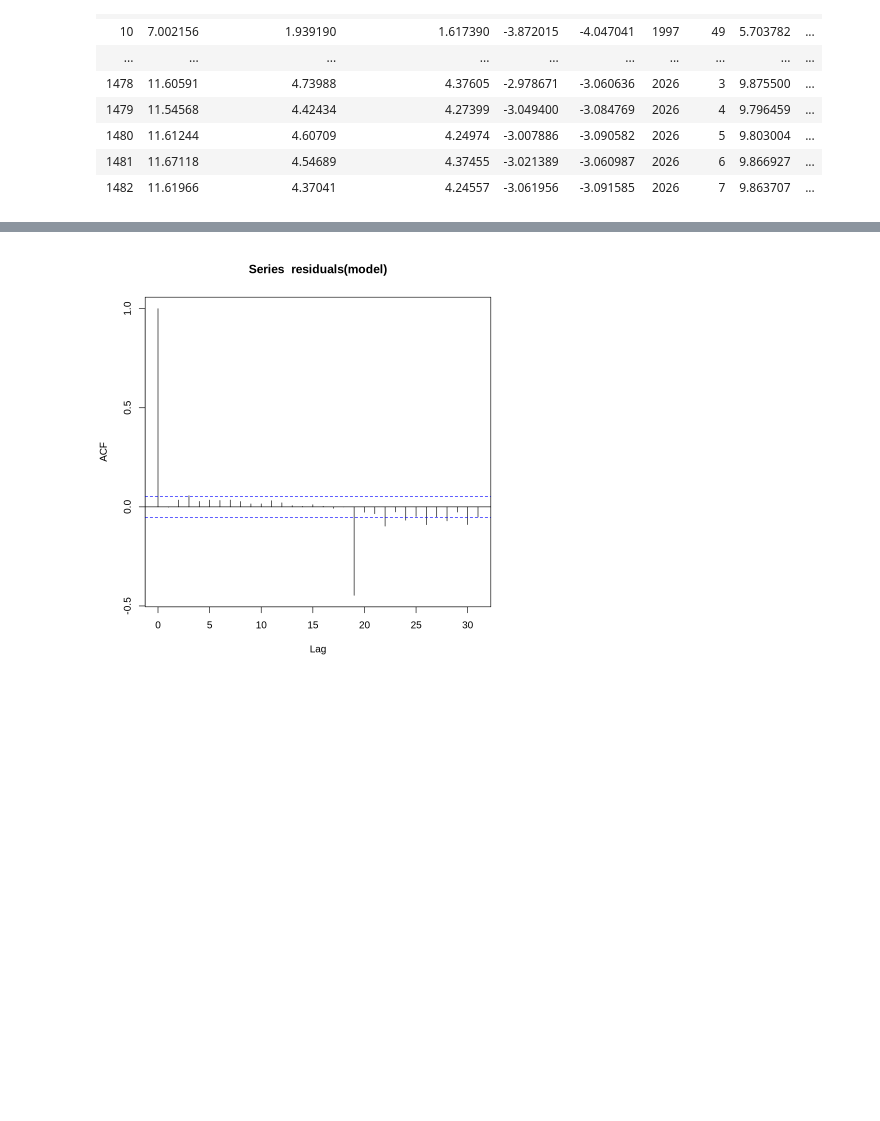
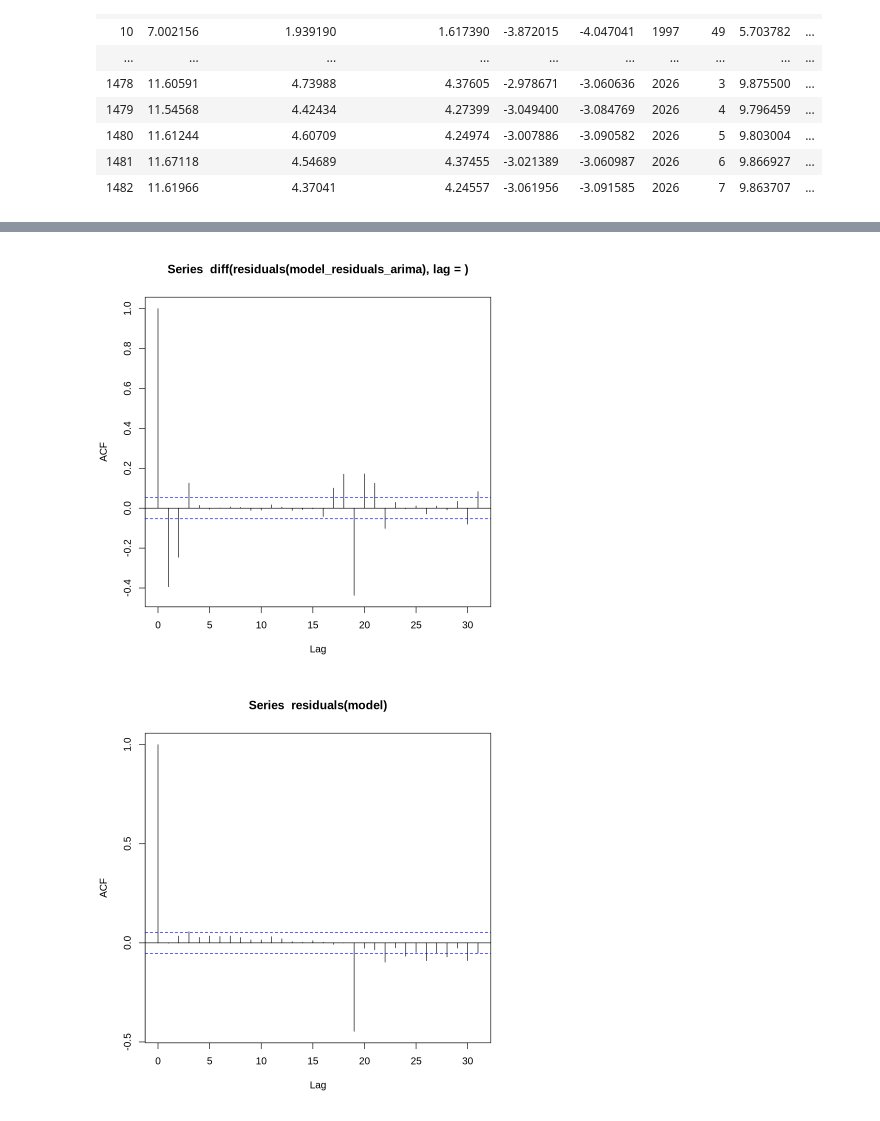
Before and after one commit to Zentannen/stat443-project, a Jupyter notebook: arima_forcast.ipynb, the cells around one changed output, grey strips where cells are left out. Cells and saved outputs as stored; diff of their text form; code cells hidden in the pictures; blank space fills up the shorter version.

```diff
--- a/arima_forcast.ipynb
+++ b/arima_forcast.ipynb
@@ -262,9 +262,10 @@ method                1  -none- character
 # %%
 # write a model that first does arima with with following paramters and then does arima on the residuals. so that i can caputure the nature of the data better!
 model <- Arima(train_data, order = c(1,1,0), seasonal = list(order = c(1,1,1)))
 model_residuals <- residuals(model)
-model_residuals_arima <- auto.arima(model_residuals)
-acf(residuals(model_residuals_arima))
+model_residuals_arima <- Arima(model_residuals, order = c(1,1,0), seasonal = list(order = c(1,1,1)))
+acf(diff(residuals(model_residuals_arima),lag = ))
 acf(residuals(model))
 # %% [output]
-[figure, old version]
+[figure, new version]
+[figure, added]
```
Also changed, not shown: 3 other files.
